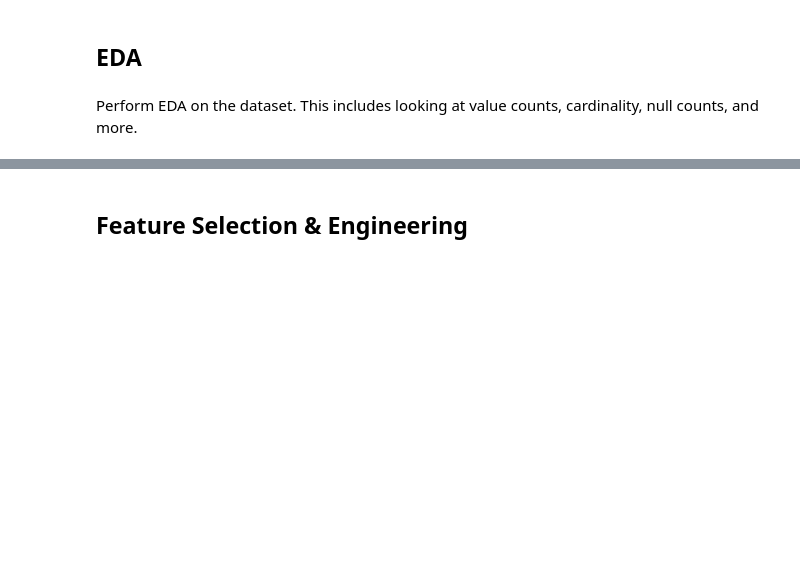
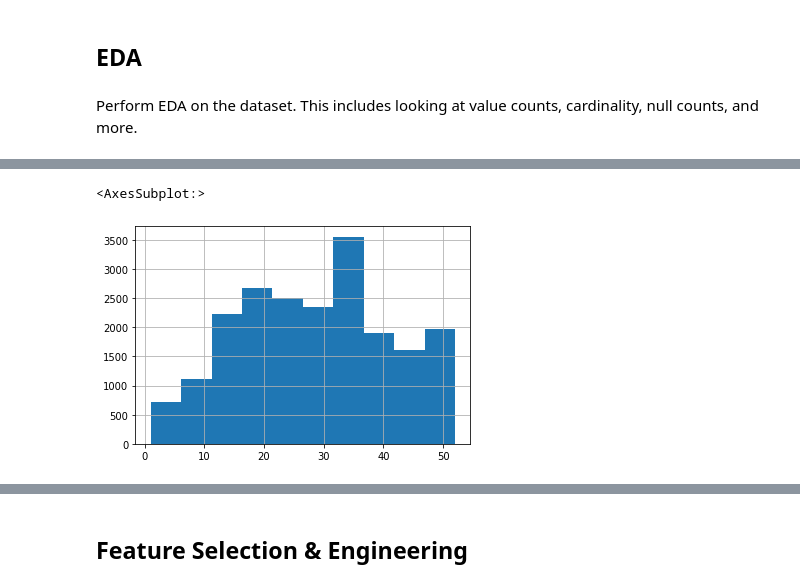
Before and after one commit to j0sephsasson/Pepsi-Training-Course, a Jupyter notebook: notebooks/solutions/E2E_Putting_Everything_Together_Day_8.ipynb, the cells around one changed output, grey strips where cells are left out. Drawn from its saved outputs; the diff is of its cells as text; code cells hidden in the pictures; blank space fills up the shorter version.

```diff
--- a/notebooks/solutions/E2E_Putting_Everything_Together_Day_8.ipynb
+++ b/notebooks/solutions/E2E_Putting_Everything_Together_Day_8.ipynb
@@ -29,0 +139,5 @@ Perform EDA on the dataset. This includes looking at value counts, cardinality,
+# %%
+X['HouseAge'].hist()
+# %% [output]
+<AxesSubplot:>
+[figure, added]
```
Also changed, not shown: parts of 52 cells of this notebook, 1 other file.
